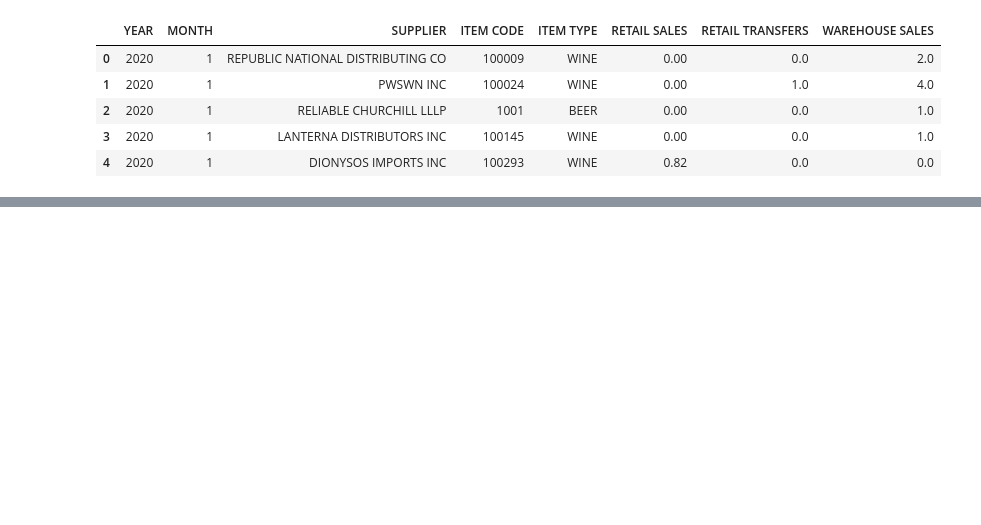
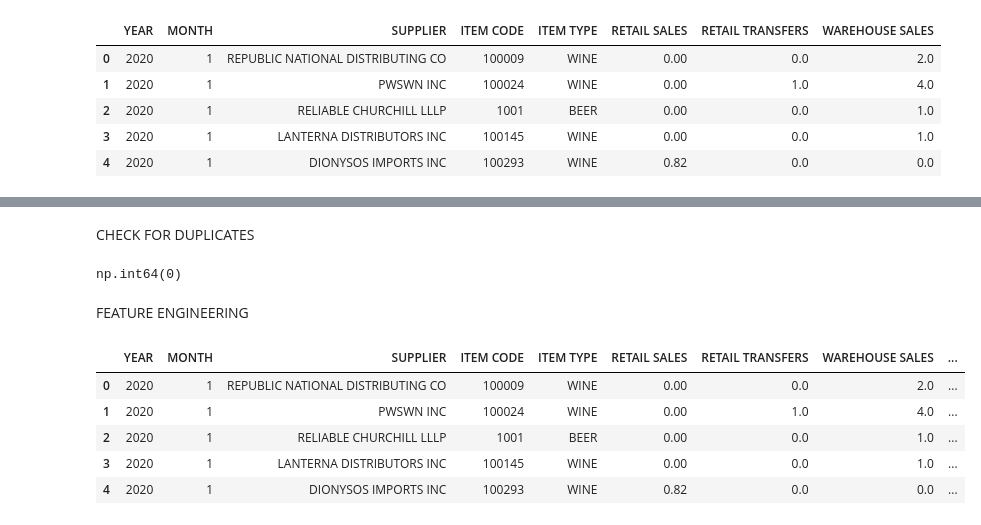
Before and after one commit to QUADRIABUBAKAR/ACCESS-Data-science-assignment, a Jupyter notebook: Week 2/Week2_Session4_Data_Cleaning_And_Feature_Creation_Assignment.ipynb, the cells around one changed output, grey strips where cells are left out. Saved outputs shown, nothing was run; the diff lists cells and outputs as text; code cells hidden in the pictures; blank space fills up the shorter version.

```diff
--- a/Week 2/Week2_Session4_Data_Cleaning_And_Feature_Creation_Assignment.ipynb
+++ b/Week 2/Week2_Session4_Data_Cleaning_And_Feature_Creation_Assignment.ipynb
@@ -69,3 +79,6 @@ sales_data_clean = sales_data.drop(columns=['ITEM DESCRIPTION'])
+# %%
+# FILLING THE MISSING ROW UNDER ITEM TYPE WITH WINE
+sales_data_clean['ITEM TYPE'] = sales_data_clean['ITEM TYPE'].fillna('WINE')
 # %%
 sales_data_clean.head()
 # %% [output]
@@ -75,3 +88,9 @@ sales_data_clean.head()
 | 2 | 2020 | 1 | RELIABLE CHURCHILL LLLP | 1001 | BEER | 0.00 | 0.0 | 1.0 |
 | 3 | 2020 | 1 | LANTERNA DISTRIBUTORS INC | 100145 | WINE | 0.00 | 0.0 | 1.0 |
 | 4 | 2020 | 1 | DIONYSOS IMPORTS INC | 100293 | WINE | 0.82 | 0.0 | 0.0 |
+# %%
+# FILL MISSING VALUES UNDER THE COLUMN 'SUPPLIER'
+sales_data_clean['SUPPLIER'] = sales_data_clean['SUPPLIER'].fillna('UNKNOWN')
+# %%
+# FILL THE MISSING VALUES UNDER RETAIL SALES WITH THE MODE
+sales_data_clean['RETAIL SALES'] = sales_data_clean['RETAIL SALES'].fillna(sales_data_clean['RETAIL SALES'].mode()[0])
@@ -77,0 +112,19 @@ sales_data_clean.head()
+# %% [markdown]
+CHECK FOR DUPLICATES
+# %%
+sales_data_clean.duplicated().sum()
+# %% [output]
+np.int64(0)
+# %% [markdown]
+FEATURE ENGINEERING
+# %%
+# CREATE TOTAL SALES COLUMN TO SEE TOTAL SALES FROM EACH TRANSACTIONS
+sales_data_clean['TOTAL SALES'] = sales_data_clean['RETAIL SALES'] + sales_data_clean['WAREHOUSE SALES']
+sales_data_clean.head()
+# %% [output]
+|  | YEAR | MONTH | SUPPLIER | ITEM CODE | ITEM TYPE | RETAIL SALES | RETAIL TRANSFERS | WAREHOUSE SALES | ... |
+| 0 | 2020 | 1 | REPUBLIC NATIONAL DISTRIBUTING CO | 100009 | WINE | 0.00 | 0.0 | 2.0 | ... |
+| 1 | 2020 | 1 | PWSWN INC | 100024 | WINE | 0.00 | 1.0 | 4.0 | ... |
+| 2 | 2020 | 1 | RELIABLE CHURCHILL LLLP | 1001 | BEER | 0.00 | 0.0 | 1.0 | ... |
+| 3 | 2020 | 1 | LANTERNA DISTRIBUTORS INC | 100145 | WINE | 0.00 | 0.0 | 1.0 | ... |
+| 4 | 2020 | 1 | DIONYSOS IMPORTS INC | 100293 | WINE | 0.82 | 0.0 | 0.0 | ... |
```
Also changed, not shown: parts of 11 cells of this notebook.
